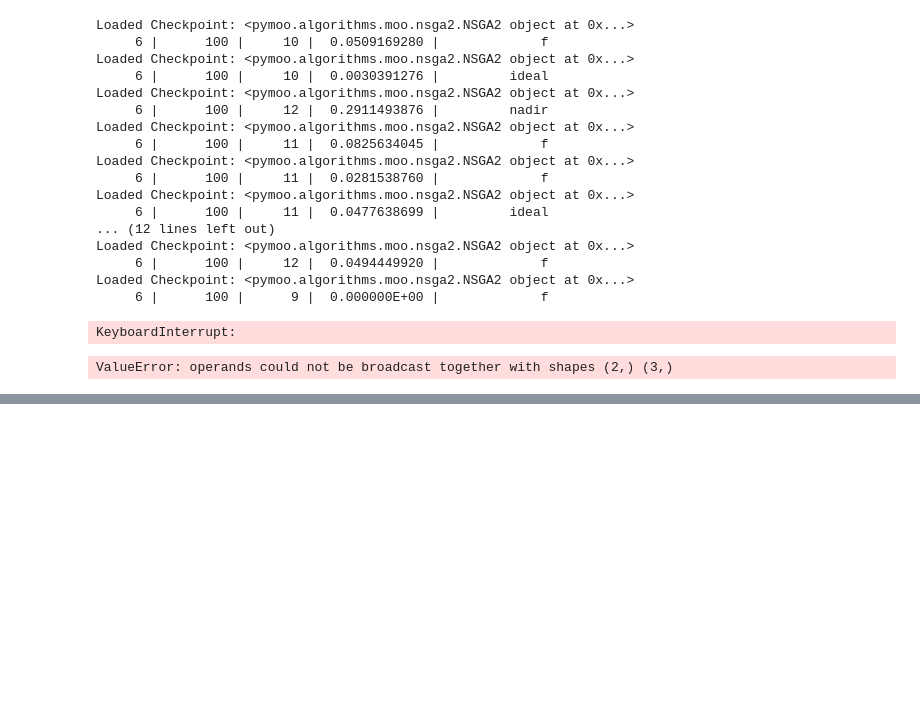
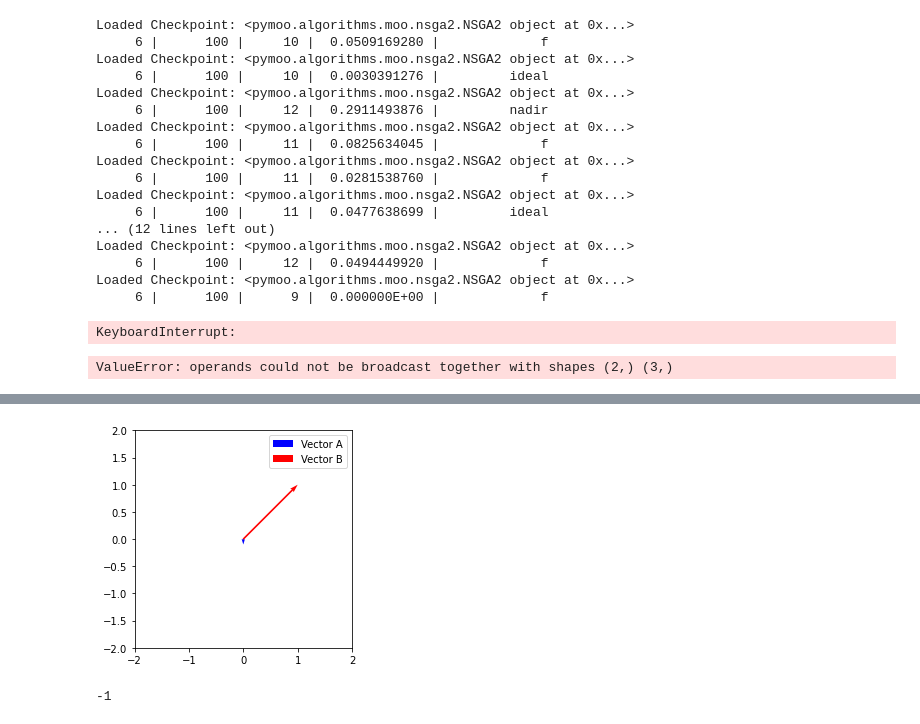
Before and after one commit to GuannanLou/TCP, a Jupyter notebook: tools/test.ipynb, the cells around one changed output, grey strips where cells are left out. Drawn from its saved outputs; the diff is of its cells as text; code cells hidden in the pictures; blank space fills up the shorter version.

```diff
--- a/tools/test.ipynb
+++ b/tools/test.ipynb
@@ -281,0 +295,43 @@ ValueError: operands could not be broadcast together with shapes (2,) (3,)
+# %%
+def angle_between_vectors(vector1, vector2):
+    # 计算两个向量的夹角（弧度）
+    angle_rad = np.arccos(np.dot(vector1, vector2) / (np.linalg.norm(vector1) * np.linalg.norm(vector2)))
+
+    # 将弧度转换为角度
+    angle_deg = np.degrees(angle_rad)
+
+    # 判断夹角范围并输出结果
+    if 90 <= angle_deg <= 270:
+        return -1
+    else:
+        return 1
+
+def plot_vectors(vector1, vector2):
+    # 创建一个图形
+    fig, ax = plt.subplots()
+
+    # 画出原点
+    ax.quiver(0, 0, 0, 0, angles='xy', scale_units='xy', scale=1, color='gray', alpha=0.5)
+
+    # 画出第一个向量
+    ax.quiver(0, 0, vector1[0], vector1[1], angles='xy', scale_units='xy', scale=1, color='blue', label='Vector A')
+
+    # 画出第二个向量
+    ax.quiver(0, 0, vector2[0], vector2[1], angles='xy', scale_units='xy', scale=1, color='red', label='Vector B')
+
+    # 设置图形属性
+    ax.set_xlim(-2, 2)
+    ax.set_ylim(-2, 2)
+    ax.set_aspect('equal', adjustable='box')
+    ax.legend()
+
+    # 显示图形
+    plt.show()
+# %%
+v1 = np.array([0, -0.1])
+v2 = np.array([1, 1])
+plot_vectors(v1, v2)
+angle_between_vectors(v1, v2)
+# %% [output]
+[figure, added]
+-1
```
Also changed, not shown: parts of 6 cells of this notebook, 2 other files.
